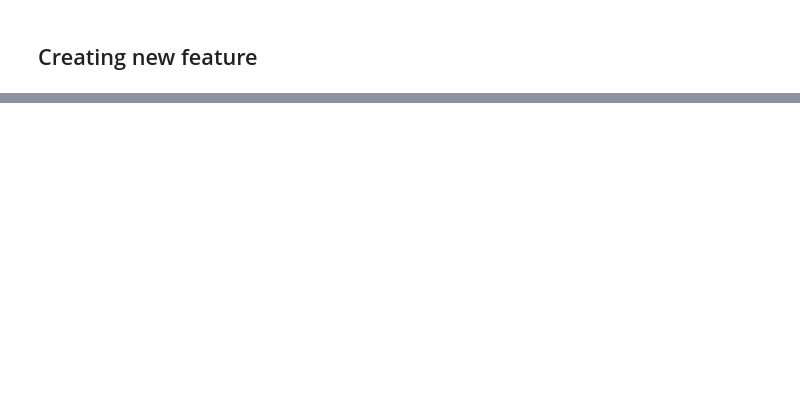
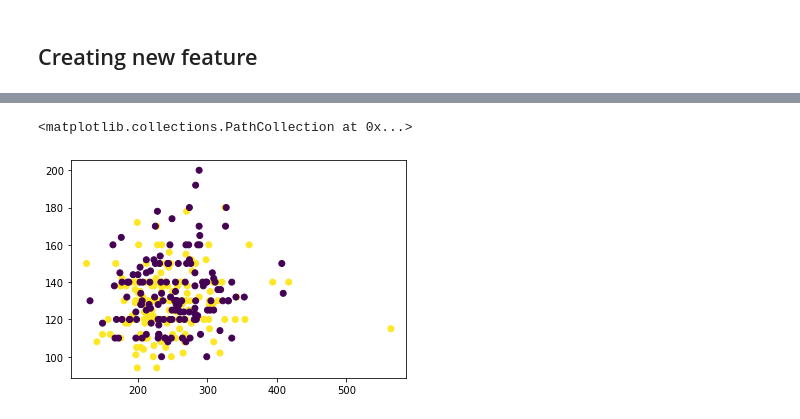
Before and after one commit to jeno-lustyik/hippocratia-challenge, a Jupyter notebook: test.ipynb, the cells around one changed output, grey strips where cells are left out. Drawn from its saved outputs; the diff is of its cells as text; code cells hidden in the pictures; blank space fills up the shorter version.

```diff
--- a/test.ipynb
+++ b/test.ipynb
@@ -234,0 +259,6 @@ results_ord.style.bar(subset=['Accuracy', 'Bal Acc.'], vmin=0, vmax=100, color='
+# %%
+import matplotlib.pyplot as plt
+plt.scatter(x['chol'], x['trtbps'], c=y)
+# %% [output]
+<matplotlib.collections.PathCollection at 0x...>
+[figure, added]
```
Also changed, not shown: parts of 8 cells of this notebook.
